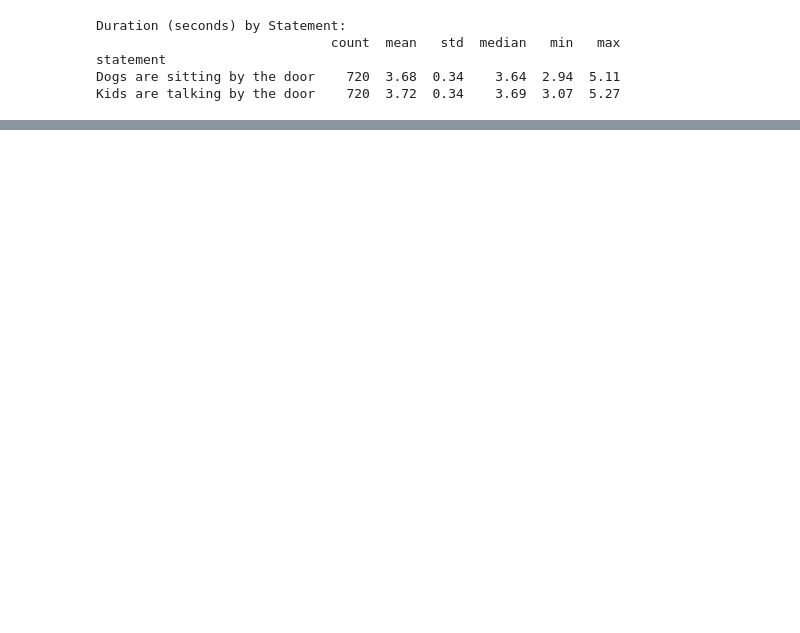
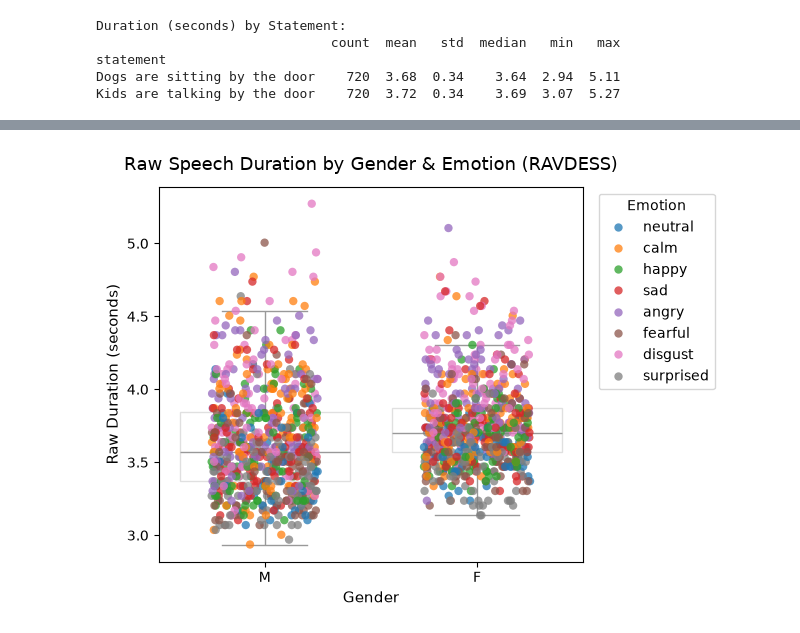
Before and after one commit to 1abhisheknigam/my-ai, a Jupyter notebook: speech-emotion-router/notebooks/01_signal_eda_features.ipynb, the cells around one changed output, grey strips where cells are left out. Drawn from its saved outputs; the diff is of its cells as text; code cells hidden in the pictures; blank space fills up the shorter version.

Commit message:
[SER] 01_eda: Complete duration and silence analysis

```diff
--- a/speech-emotion-router/notebooks/01_signal_eda_features.ipynb
+++ b/speech-emotion-router/notebooks/01_signal_eda_features.ipynb
@@ -277,0 +196,40 @@ plt.show()
+# %%
+sns.stripplot(
+    data=df_metadata,
+    x="gender",
+    y="duration_sec",
+    hue="emotion",
+    jitter=0.25,
+    alpha=0.75,
+    size=6,
+    palette="tab10",
+)
+
+# Overlay subtle boxplots to show median and IQR per statement
+sns.boxplot(
+    data=df_metadata,
+    x="gender",
+    y="duration_sec",
+    color="white",
+    boxprops=dict(alpha=0.3),
+    showcaps=True,
+    showfliers=False,
+)
+
+plt.title(
+    "Raw Speech Duration by Gender & Emotion (RAVDESS)",
+    fontsize=13,
+    pad=12,
+)
+plt.xlabel("Gender", fontsize=11)
+plt.ylabel("Raw Duration (seconds)", fontsize=11)
+plt.legend(
+    title="Emotion",
+    bbox_to_anchor=(1.02, 1),
+    loc="upper left",
+    frameon=True,
+)
+plt.tight_layout()
+plt.show()
+# %% [output]
+[figure, added]
```
Also changed, not shown: parts of 24 cells of this notebook, 2 other files.
